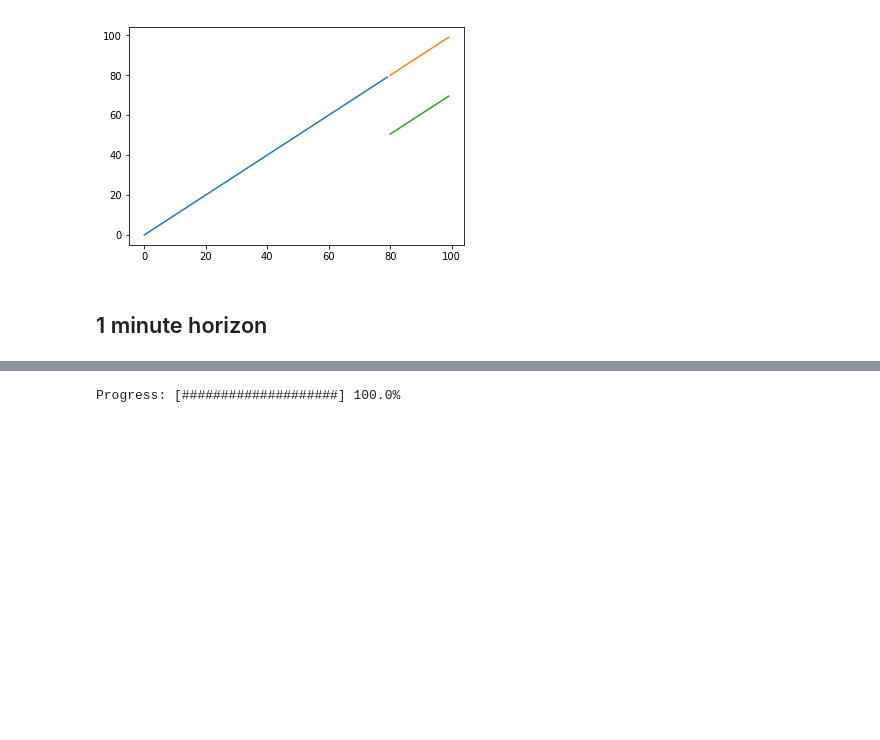
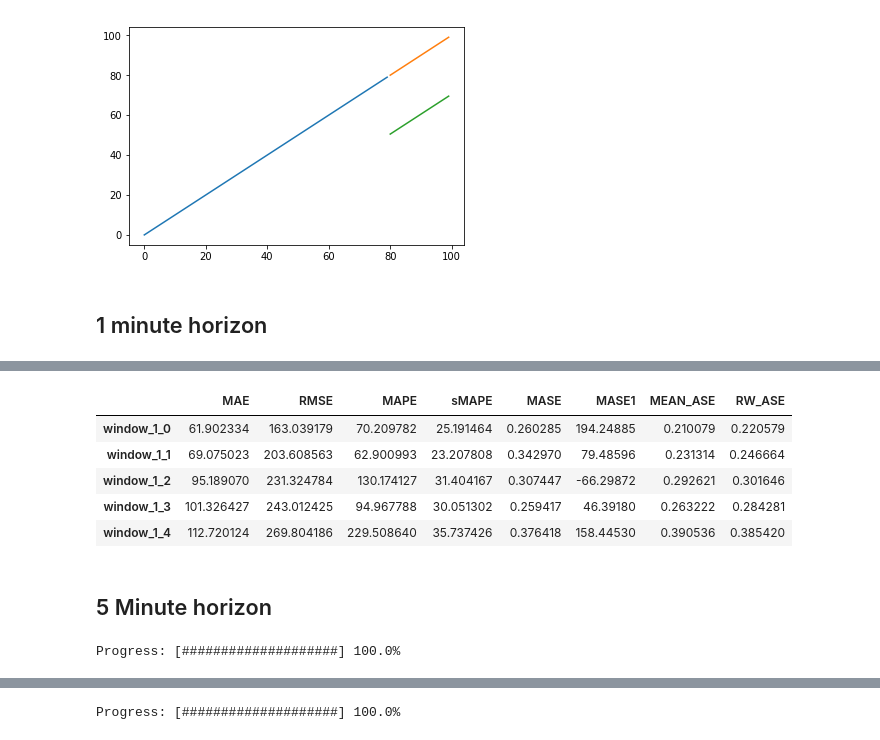
Before and after one commit to sachaBD/engg4802, a Jupyter notebook: Baselines.ipynb, the cells around one changed output, grey strips where cells are left out. Saved outputs shown, nothing was run; the diff lists cells and outputs as text; code cells hidden in the pictures; blank space fills up the shorter version.

```diff
--- a/Baselines.ipynb
+++ b/Baselines.ipynb
@@ -142,0 +383,9 @@ mva = MovingAvgEstimator(horizon, 15)
+# %%
+one_min_mva_tester.errors.head()
+# %% [output]
+|  | MAE | RMSE | MAPE | sMAPE | MASE | MASE1 | MEAN_ASE | RW_ASE |
+| window_1_0 | 61.902334 | 163.039179 | 70.209782 | 25.191464 | 0.260285 | 194.24885 | 0.210079 | 0.220579 |
+| window_1_1 | 69.075023 | 203.608563 | 62.900993 | 23.207808 | 0.342970 | 79.48596 | 0.231314 | 0.246664 |
+| window_1_2 | 95.189070 | 231.324784 | 130.174127 | 31.404167 | 0.307447 | -66.29872 | 0.292621 | 0.301646 |
+| window_1_3 | 101.326427 | 243.012425 | 94.967788 | 30.051302 | 0.259417 | 46.39180 | 0.263222 | 0.284281 |
+| window_1_4 | 112.720124 | 269.804186 | 229.508640 | 35.737426 | 0.376418 | 158.44530 | 0.390536 | 0.385420 |
@@ -142,0 +394,2 @@ mva = MovingAvgEstimator(horizon, 15)
+# %% [markdown]
+## 5 Minute horizon
@@ -142,0 +402,5 @@ mva = MovingAvgEstimator(horizon, 15)
+# %%
+five_min_walk_tester = ModelTester(data, walk, horizon, 0.20)
+speed_up_calc(five_min_walk_tester, data, horizon)
+# %% [output]
+Progress: [####################] 100.0%
```
Also changed, not shown: parts of 41 cells of this notebook, 9 other files.
